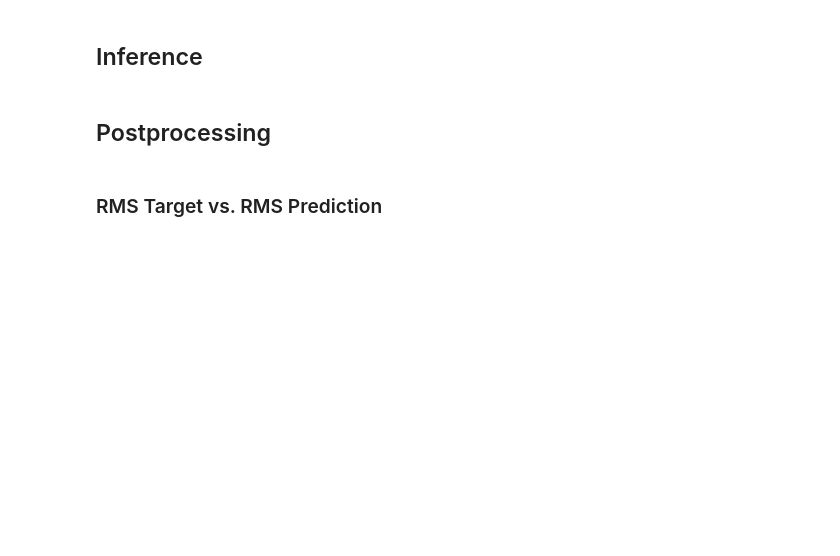
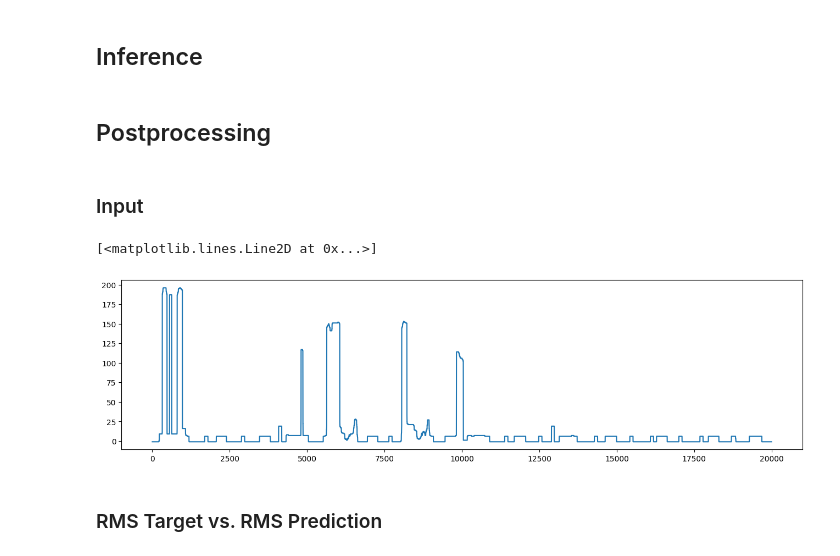
Before and after one commit to MarielTinaco/ai8x-training, a Jupyter notebook: notebooks/NILM_Seq2Point_Evaluation.ipynb, the cells around one changed output. Saved outputs shown, nothing was run; the diff lists cells and outputs as text; code cells hidden in the pictures; blank space fills up the shorter version.

```diff
--- a/notebooks/NILM_Seq2Point_Evaluation.ipynb
+++ b/notebooks/NILM_Seq2Point_Evaluation.ipynb
@@ -175,12 +179,16 @@ with torch.no_grad():
 # %% [markdown]
 ## Postprocessing
 # %%
+inputs_array = inputs_.cpu().detach().numpy()
+
 predstate_array = predstates.cpu().detach().numpy()
 targstate_array = targstates.cpu().detach().numpy()
 predrms_array = predrms.cpu().detach().numpy()
 targrms_array = targrms.cpu().detach().numpy()
 
 # Denormalization
+inputs_array = inputs_array + 127
+
 predrms_array = predrms_array + 127
 predrms_array = predrms_array.clip(min=0, max=255)
 
@@ -190,3 +198,12 @@ section_slice = slice(None, 15000)
+# %% [markdown]
+### Input
+# %%
+fig, axs = plt.subplots(1)
+fig.set_size_inches(16, 4)
+axs.plot(inputs_array[section_slice])
+# %% [output]
+[<matplotlib.lines.Line2D at 0x...>]
+[figure, added]
 # %% [markdown]
 ### RMS Target vs. RMS Prediction
 # %%
```
Also changed, not shown: parts of 6 cells of this notebook.
